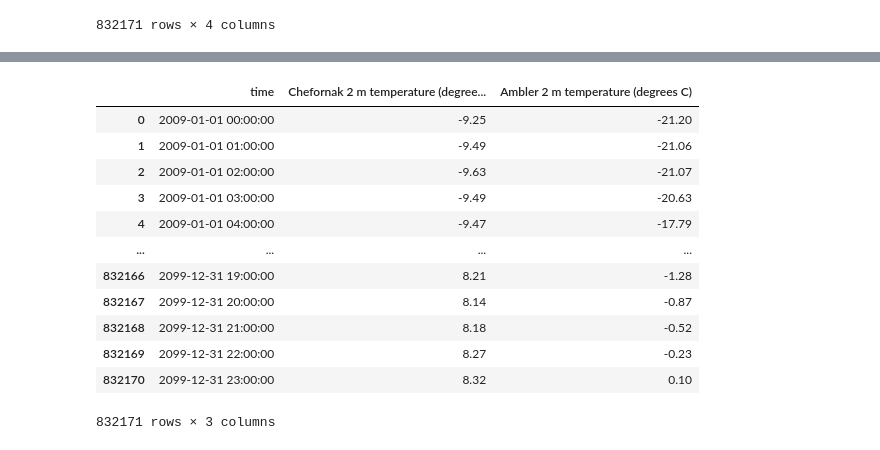
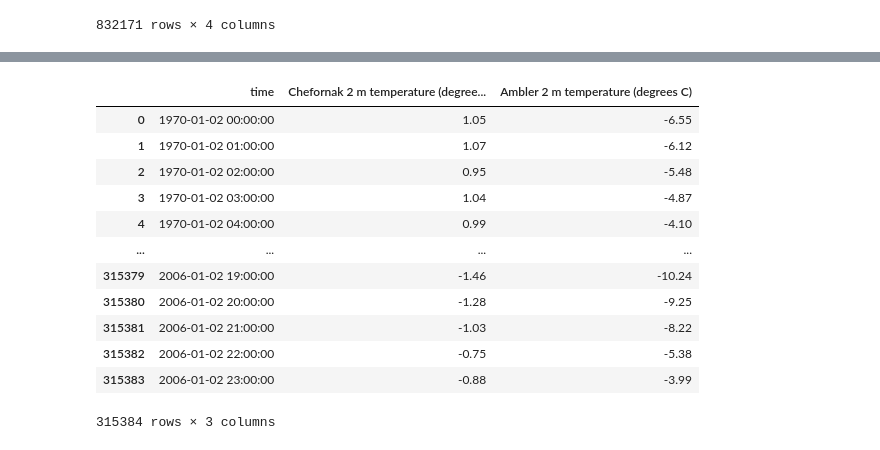
Before and after one commit to ua-snap/snap-geo, a Jupyter notebook: kannon_WRF.ipynb, the cells around one changed output, grey strips where cells are left out. Saved outputs shown, nothing was run; the diff lists cells and outputs as text; code cells hidden in the pictures.

```diff
--- a/kannon_WRF.ipynb
+++ b/kannon_WRF.ipynb
@@ -385,21 +365,21 @@ df
 315312 rows × 3 columns
 # %%
-df = pd.read_csv("wrf_hourly_cm3_rcp85_t2.csv")
+df = pd.read_csv("wrf_hourly_historical_modeled_cm3_t2.csv")
 df
 # %% [output]
 |  | time | Chefornak 2 m temperature (degree... | Ambler 2 m temperature (degrees C) |
-| 0 | 2009-01-01 00:00:00 | -9.25 | -21.20 |
-| 1 | 2009-01-01 01:00:00 | -9.49 | -21.06 |
-| 2 | 2009-01-01 02:00:00 | -9.63 | -21.07 |
-| 3 | 2009-01-01 03:00:00 | -9.49 | -20.63 |
-| 4 | 2009-01-01 04:00:00 | -9.47 | -17.79 |
+| 0 | 1970-01-02 00:00:00 | 1.05 | -6.55 |
+| 1 | 1970-01-02 01:00:00 | 1.07 | -6.12 |
+| 2 | 1970-01-02 02:00:00 | 0.95 | -5.48 |
+| 3 | 1970-01-02 03:00:00 | 1.04 | -4.87 |
+| 4 | 1970-01-02 04:00:00 | 0.99 | -4.10 |
 | ... | ... | ... | ... |
-| 832166 | 2099-12-31 19:00:00 | 8.21 | -1.28 |
-| 832167 | 2099-12-31 20:00:00 | 8.14 | -0.87 |
-| 832168 | 2099-12-31 21:00:00 | 8.18 | -0.52 |
-| 832169 | 2099-12-31 22:00:00 | 8.27 | -0.23 |
-| 832170 | 2099-12-31 23:00:00 | 8.32 | 0.10 |
+| 315379 | 2006-01-02 19:00:00 | -1.46 | -10.24 |
+| 315380 | 2006-01-02 20:00:00 | -1.28 | -9.25 |
+| 315381 | 2006-01-02 21:00:00 | -1.03 | -8.22 |
+| 315382 | 2006-01-02 22:00:00 | -0.75 | -5.38 |
+| 315383 | 2006-01-02 23:00:00 | -0.88 | -3.99 |
-832171 rows × 3 columns
+315384 rows × 3 columns
 # %%
 df = pd.read_csv("wrf_hourly_reanalysis_t2.csv")
 df
```
Also changed, not shown: parts of 17 cells of this notebook.
